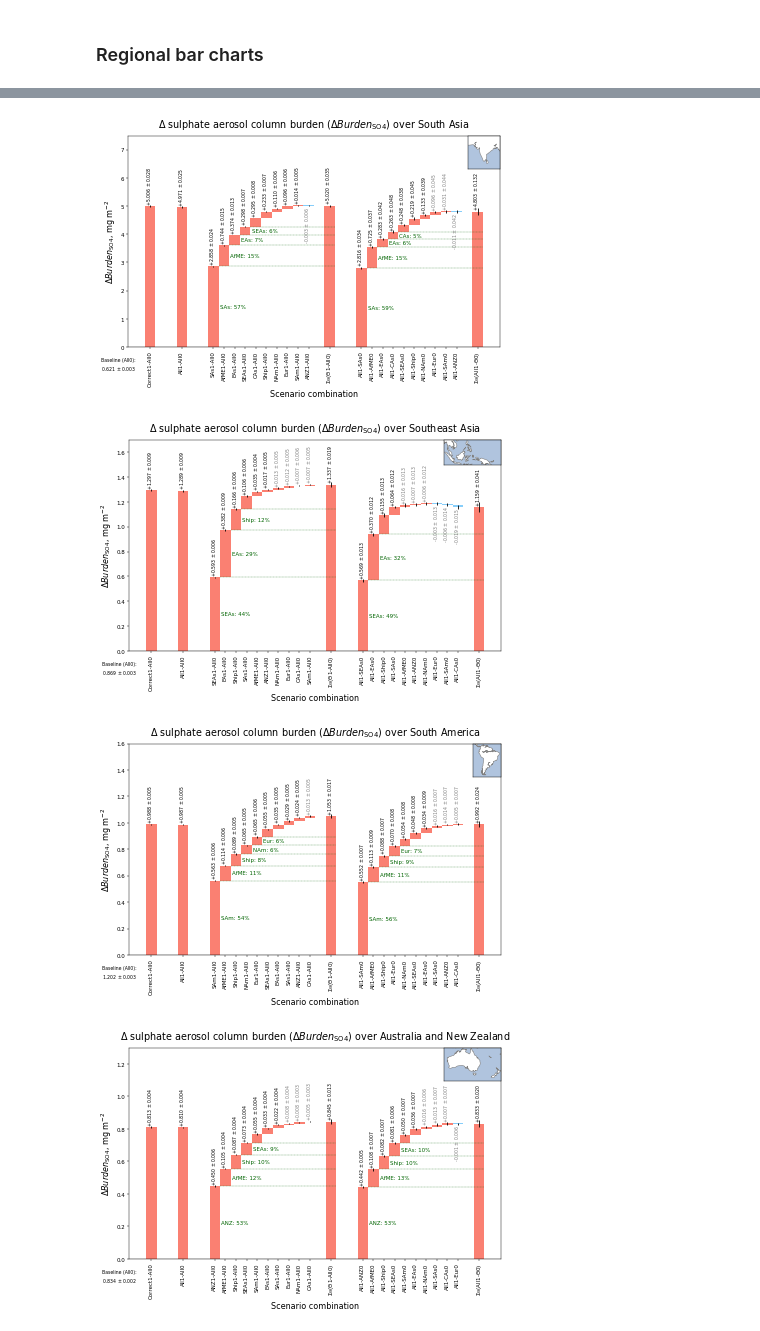
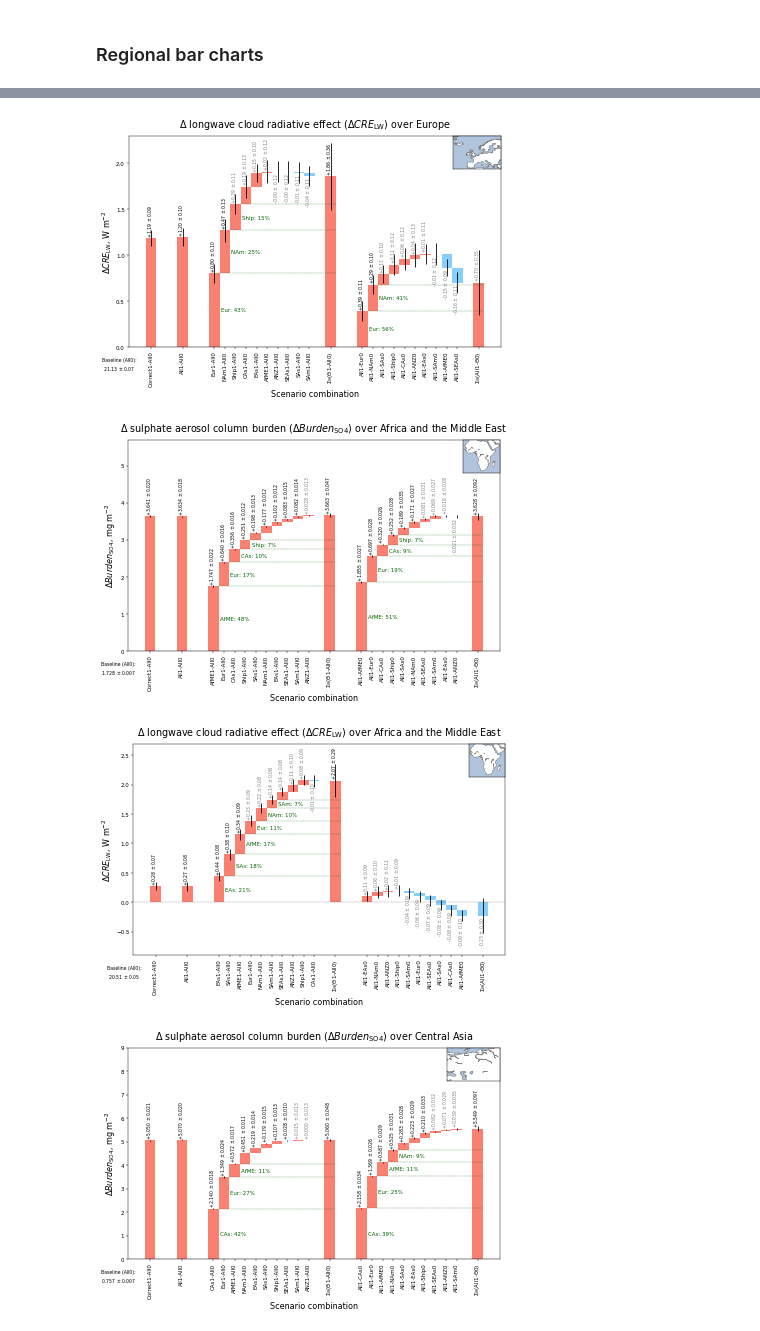
Before and after one commit to grandey/draft2017a-region-rfp, a Jupyter notebook: figures_draft2017a.ipynb, the cells around one changed output, grey strips where cells are left out. Saved outputs shown, nothing was run; the diff lists cells and outputs as text; code cells hidden in the pictures.

Commit message:
figures_draft2017a.ipynb: re-focusing on cloud radiative effects

```diff
--- a/figures_draft2017a.ipynb
+++ b/figures_draft2017a.ipynb
@@ -945,23 +946,27 @@ Written local/f06.pdf
 # %% [markdown]
 ### Regional bar charts
 # %%
-# Sulphate burdens for different regions - panel (a) of figures
-original_figure_counter = figure_counter  # save current figure_counter value
-for region, ylim, in {'EAs': [0, 7.5],
-                      'NAm': [0, 4.5],
-                      'Eur': [0, 7.7],
-                      'AfME': [0, 5.7],
-                      'CAs': [0, 9],
-                      'SAs': [0, 7.5],
-                      'SEAs': [0, 1.7],
-                      'SAm': [0, 1.6],
-                      'ANZ': [0, 1.3]
+# Sulphate burdens and LW CRE for different regions - supp figures
+for region, ylims, in {'EAs': ([0, 7.5], [0, 3.3]),
+                       'NAm': ([0, 4.5], [0, 1.4]),
+                       'Eur': ([0, 7.7], [0, 2.3]),
+                       'AfME': ([0, 5.7], [-0.9, 2.7]),
+                       'CAs': ([0, 9], [-1.1, 2.1]),
+                       'SAs': ([0, 7.5], [0, 9.2]),
+                       'SEAs': ([0, 1.7], [0, 2.8]),
+                       'SAm': ([0, 1.6], [-0.6, 0.3]),
+                       'ANZ': ([0, 1.3], [-0.5, 1.2])
                      }.items():
     staggered_barcharts(variable='BURDENSO4', region=region,
                         text_format=r' {:+.3f} $\pm$ {:.3f} ',
-                        ylim=ylim,
+                        ylim=ylims[0],
                         n_contributors='auto',
-                        file_prefix='f{:02}a'.format(figure_counter))
-    figure_counter += 1
-figure_counter = original_figure_counter  # reset figure counter
+                        file_prefix='fS{:02}'.format(supp_figure_counter))
+    supp_figure_counter += 1
+    staggered_barcharts(variable='LWCF', region=region,
+                        text_format=r' {:+.2f} $\pm$ {:.2f} ',
+                        ylim=ylims[1],
+                        n_contributors='auto',
+                        file_prefix='fS{:02}'.format(supp_figure_counter))
+    supp_figure_counter += 1
 # %% [output]
@@ -982,4 +996,4 @@ Written local/f15a.pdf
-[figure, old version]
+[figure, new version]
-[figure, old version]
+[figure, new version]
-[figure, old version]
+[figure, new version]
-[figure, old version]
+[figure, new version]
```
Also changed, not shown: parts of 14 cells of this notebook.
